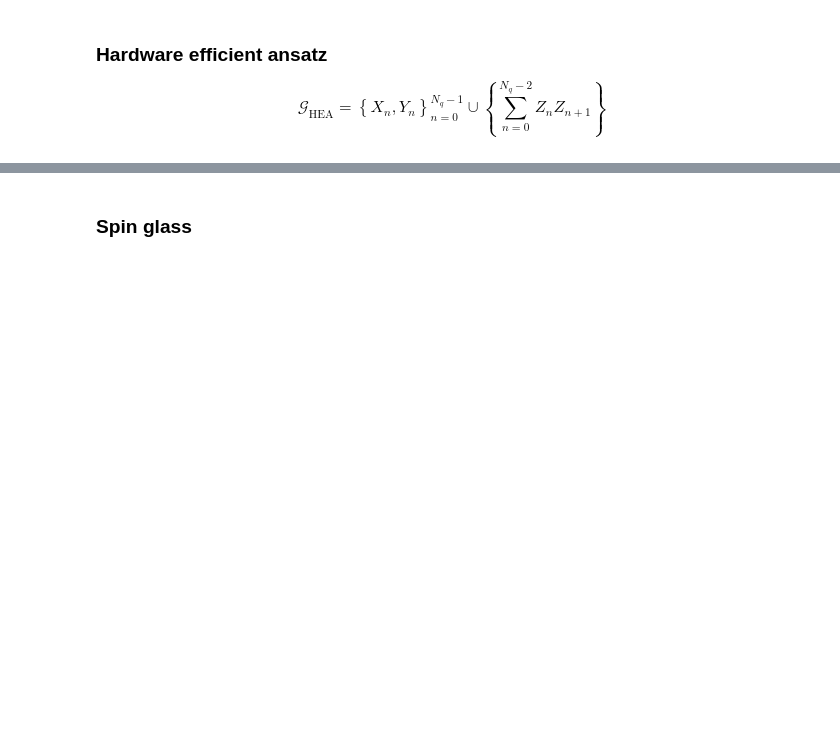
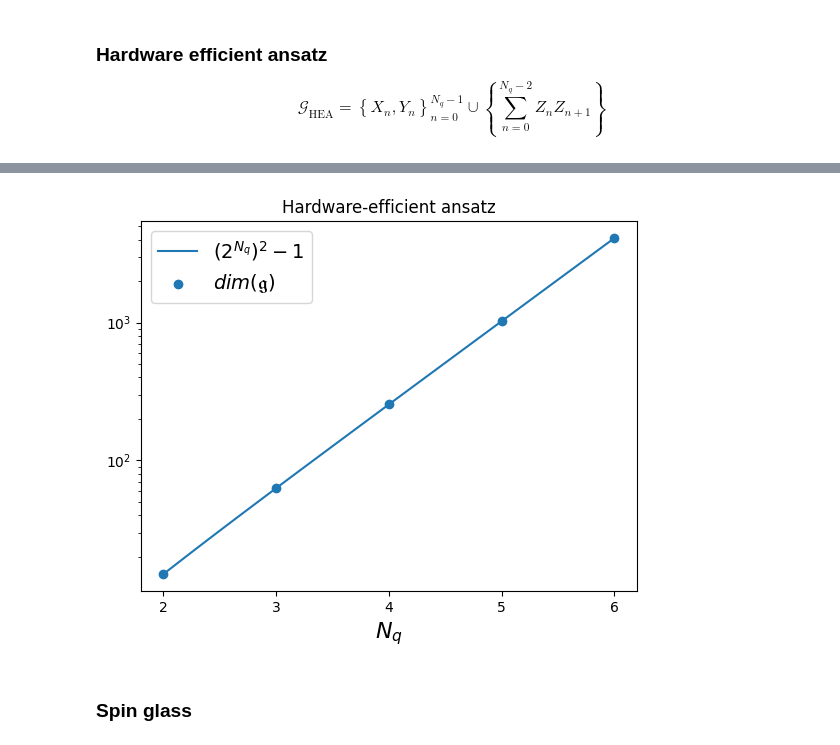
Before and after one commit to yiiyama/fastdla, a Jupyter notebook: notebooks/quantum_6_824.ipynb, the cells around one changed output, grey strips where cells are left out. Drawn from its saved outputs; the diff is of its cells as text; code cells hidden in the pictures; blank space fills up the shorter version.

Commit message:
Reproducing dimDLA numbers in Quantum 6 824

```diff
--- a/notebooks/quantum_6_824.ipynb
+++ b/notebooks/quantum_6_824.ipynb
@@ -8,20 +8,23 @@ import h5py
 import jax
 import jax.numpy as jnp
 import matplotlib.pyplot as plt
-logging.basicConfig(level=logging.INFO)
-os.environ['CUDA_VISIBLE_DEVICES'] = '0'
-jax.config.update('jax_enable_x64', True)
 
 from fastdla.lie_closure import lie_closure
 from fastdla.generators.hea import hea_generators
 from fastdla.generators.spin_glass import spin_glass_generators
 from fastdla.generators.heisenberg_hva import xxz_hva_generators
 from fastdla.generators.tfim_hva import tfim_1d_hva_generators
-from fastdla.generators.spin_chain import magnetization_eigenspace, parity_eigenspace
+from fastdla.generators.spin_chain import (magnetization_eigenspace, parity_eigenspace,
+                                           translation_eigenspace, spin_flip_eigenspace)
 
-LOG = logging.getLogger('main')
+logging.basicConfig(level=logging.WARNING)
+logging.getLogger('fastdla').setLevel(logging.INFO)
+LOG = logging.getLogger('fastdla')
+os.environ['CUDA_VISIBLE_DEVICES'] = '0'
+jax.config.update('jax_enable_x64', True)
 # %%
-data_file = '/data/iiyama/quantum_6.h5'
+data_file = ''
+force_rewrite = False
 # %%
 if data_file and not os.path.exists(data_file):
     with h5py.File(data_file, 'w'):
@@ -35,7 +38,7 @@ $$
 $$
 # %%
 run_calc = True
-if data_file:
+if data_file and not force_rewrite:
     with h5py.File(data_file, 'r') as source:
         if 'hea' in source:
             run_calc = False
@@ -45,7 +48,7 @@ if data_file:
 
 if run_calc:
     min_nq = 2
-    max_nq = 4
+    max_nq = 6
     nqs = np.arange(min_nq, max_nq + 1)
     dla_dims = []
 
@@ -53,11 +56,14 @@ if run_calc:
         LOG.info('num_qubits=%d', num_qubits)
         generators = hea_generators(num_qubits=num_qubits).to_matrices()
         dla = lie_closure(generators)
+        LOG.info('DLA dimension %d', dla.shape[0])
         dla_dims.append(dla.shape[0])
 
     if data_file:
         with h5py.File(data_file, 'a') as out:
-            if 'hea' not in out:
-                group = out.create_group('hea')
-                group.create_dataset('num_qubits', data=nqs)
-                group.create_dataset('dla_dims', data=dla_dims)
+            if 'hea' in out:
+                del out['hea']
+
+            group = out.create_group('hea')
+            group.create_dataset('num_qubits', data=nqs)
+            group.create_dataset('dla_dims', data=dla_dims)
@@ -64,12 +149,14 @@ if run_calc:
 # %%
 x = np.linspace(nqs[0], nqs[-1], 100)
 plt.plot(x, (2 ** x) ** 2 - 1, label='$(2^{N_q})^2-1$')
-plt.scatter(nqs, dla_dims, label='DLA dimension')
+plt.scatter(nqs, dla_dims, label=r'$dim(\mathfrak{g})$')
 plt.yscale('log')
 plt.title('Hardware-efficient ansatz')
 plt.xlabel('$N_q$', fontsize=16)
 plt.xticks(nqs, labels=[f'{i}' for i in nqs])
 plt.legend(fontsize=14);
+# %% [output]
+[figure, added]
 # %% [markdown]
 ### Spin glass
 # %%
```
Also changed, not shown: parts of 10 cells of this notebook.
